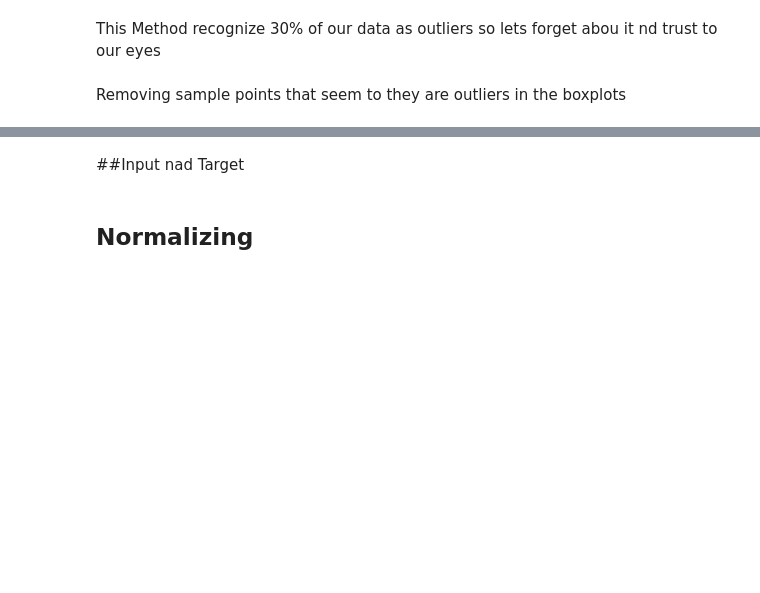
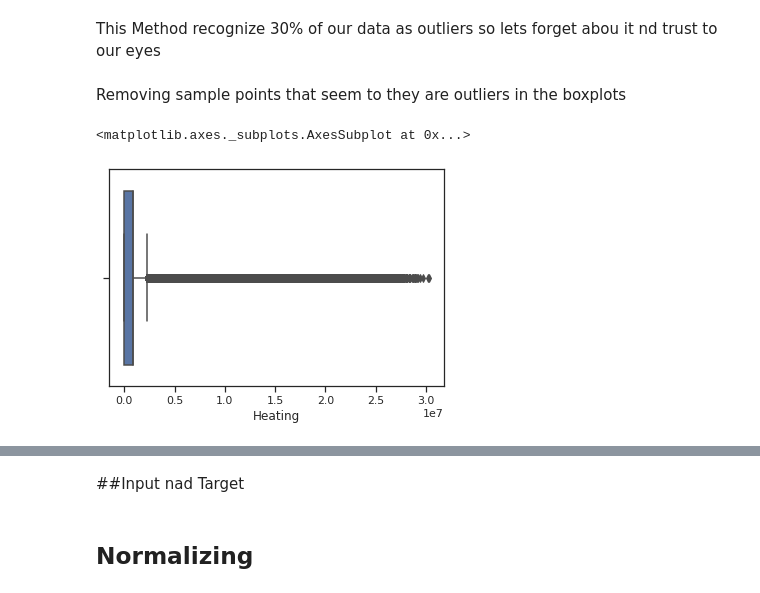
Before and after one commit to sajad95/Heat, a Jupyter notebook: FastCodeImpactofweatherXGB.ipynb, the cells around one changed output, grey strips where cells are left out. Saved outputs shown, nothing was run; the diff lists cells and outputs as text; code cells hidden in the pictures; blank space fills up the shorter version.

```diff
--- a/FastCodeImpactofweatherXGB.ipynb
+++ b/FastCodeImpactofweatherXGB.ipynb
@@ -178,0 +180,5 @@ print(np.where((new_raw_df3_manual['Heating']>110000) & (Heating['predicted for
+# %%
+sns.boxplot(new_raw_df3_manual['Heating'])
+# %% [output]
+<matplotlib.axes._subplots.AxesSubplot at 0x...>
+[figure, added]
```
Also changed, not shown: parts of 6 cells of this notebook.
